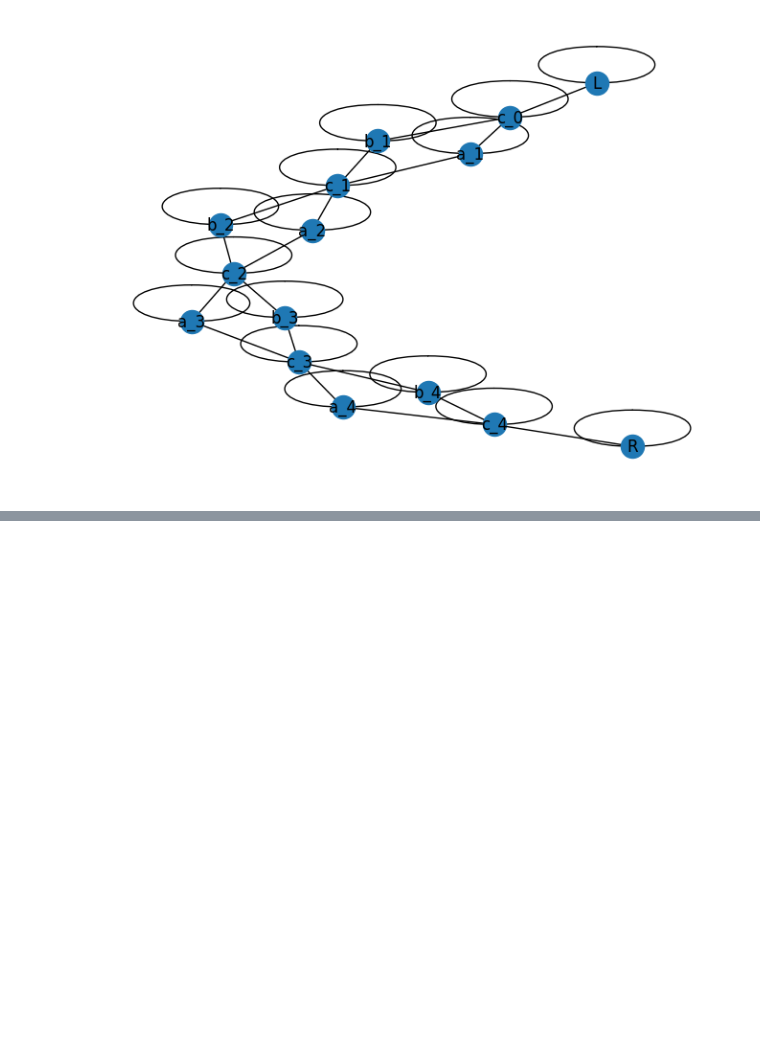
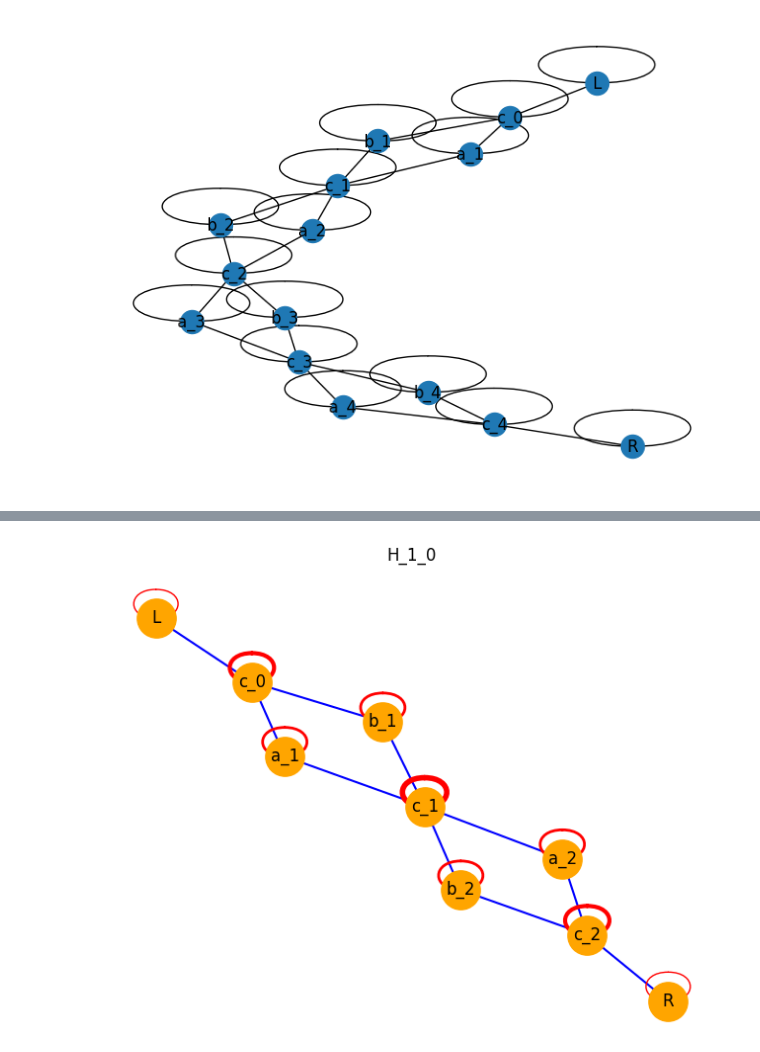
Before and after one commit to JaimePSantos/DynamicRandomWalks, a Jupyter notebook: CT-Dyn_TemporalHelix.ipynb, the cells around one changed output, grey strips where cells are left out. Saved outputs shown, nothing was run; the diff lists cells and outputs as text; code cells hidden in the pictures; blank space fills up the shorter version.

```diff
--- a/CT-Dyn_TemporalHelix.ipynb
+++ b/CT-Dyn_TemporalHelix.ipynb
@@ -430,0 +339,85 @@ plt.show()
+# %%
+def create_graph(l, k):
+    V = ["L", "R", "s_0"] + [f"s_{i},{j}" for i in range(1, l+1) for j in range(3)]
+    H = nx.Graph()  # Graph is undirected
+
+    H.add_nodes_from(V)
+    mapping = {"L": "L", "R": "R", "s_0": "c_0"}
+    mapping.update({f"s_{i},{k}": f"c_{i}" for i in range(1, l+1)})
+    mapping.update({f"s_{i},{(k+1)%3}": f"b_{i}" for i in range(1, l+1)})
+    mapping.update({f"s_{i},{(k+2)%3}": f"a_{i}" for i in range(1, l+1)})
+
+    H = nx.relabel_nodes(H, mapping)
+
+    # add edges
+    H.add_edge("L", "c_0")
+    for i in range(1, l):
+        H.add_edge(f"c_{i-1}", f"a_{i}")
+        H.add_edge(f"c_{i-1}", f"b_{i}")
+        H.add_edge(f"a_{i}", f"c_{i}")
+        H.add_edge(f"b_{i}", f"c_{i}")
+    H.add_edge(f"c_{l-1}", f"a_{l}")
+    H.add_edge(f"c_{l-1}", f"b_{l}")
+    H.add_edge(f"a_{l}", f"c_{l}")
+    H.add_edge(f"b_{l}", f"c_{l}")
+    H.add_edge(f"c_{l}", "R")
+
+    # add self-loops
+    for node in H.nodes():
+        H.add_edge(node, node, weight=H.degree(node))
+
+    return H
+
+config = {
+    'figsize': (10, 8),
+    'k': 0.2,
+    'draw_self_loops': False,
+    'node_color': 'orange',
+    'node_size': 800,
+    'normal_edge_color': 'blue',
+    'normal_edge_width': 1.5,
+    'edge_style': 'solid',
+    'self_loop_color': 'red',
+    'title': 'H_1_0'
+}
+
+config1 = {
+    'figsize': (10, 8),
+    'k': 0.2,
+    'draw_self_loops': False,
+    'node_color': 'orange',
+    'node_size': 800,
+    'normal_edge_color': 'blue',
+    'normal_edge_width': 1.5,
+    'edge_style': 'solid',
+    'self_loop_color': 'red',
+    'title': 'H_1_1'
+}
+
+config2 = {
+    'figsize': (10, 8),
+    'k': 0.2,
+    'draw_self_loops': False,
+    'node_color': 'orange',
+    'node_size': 800,
+    'normal_edge_color': 'blue',
+    'normal_edge_width': 1.5,
+    'edge_style': 'solid',
+    'self_loop_color': 'red',
+    'title': 'H_1_2'
+}
+
+H_1_0 = create_graph(2, 0)
+draw_graph(H_1_0, config=config)
+
+H_1_1 = create_graph(2, 1)
+draw_graph(H_1_1, config=config1)
+
+
+
+H_1_2 = create_graph(2, 2)
+draw_graph(H_1_2, config=config2)
+
+plt.show()
+# %% [output]
+[figure, added]
```
Also changed, not shown: parts of 10 cells of this notebook.
